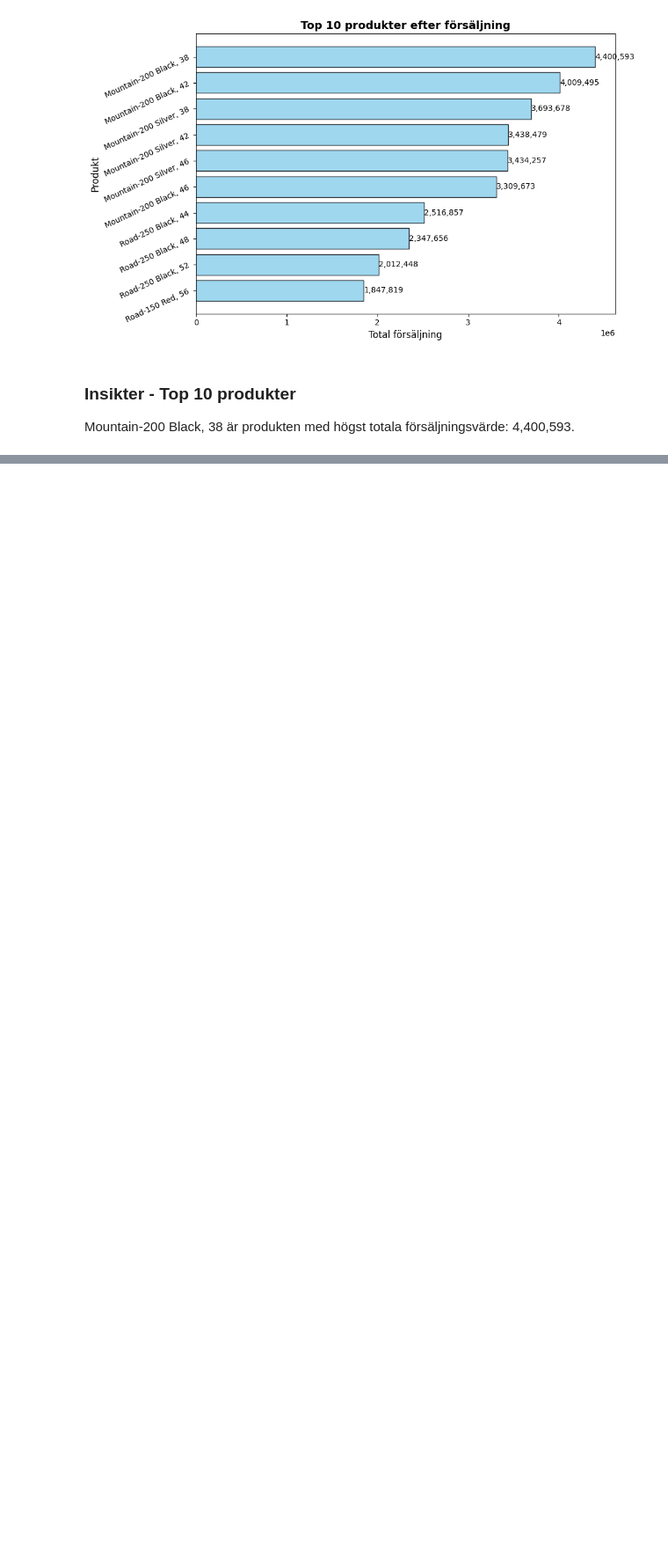
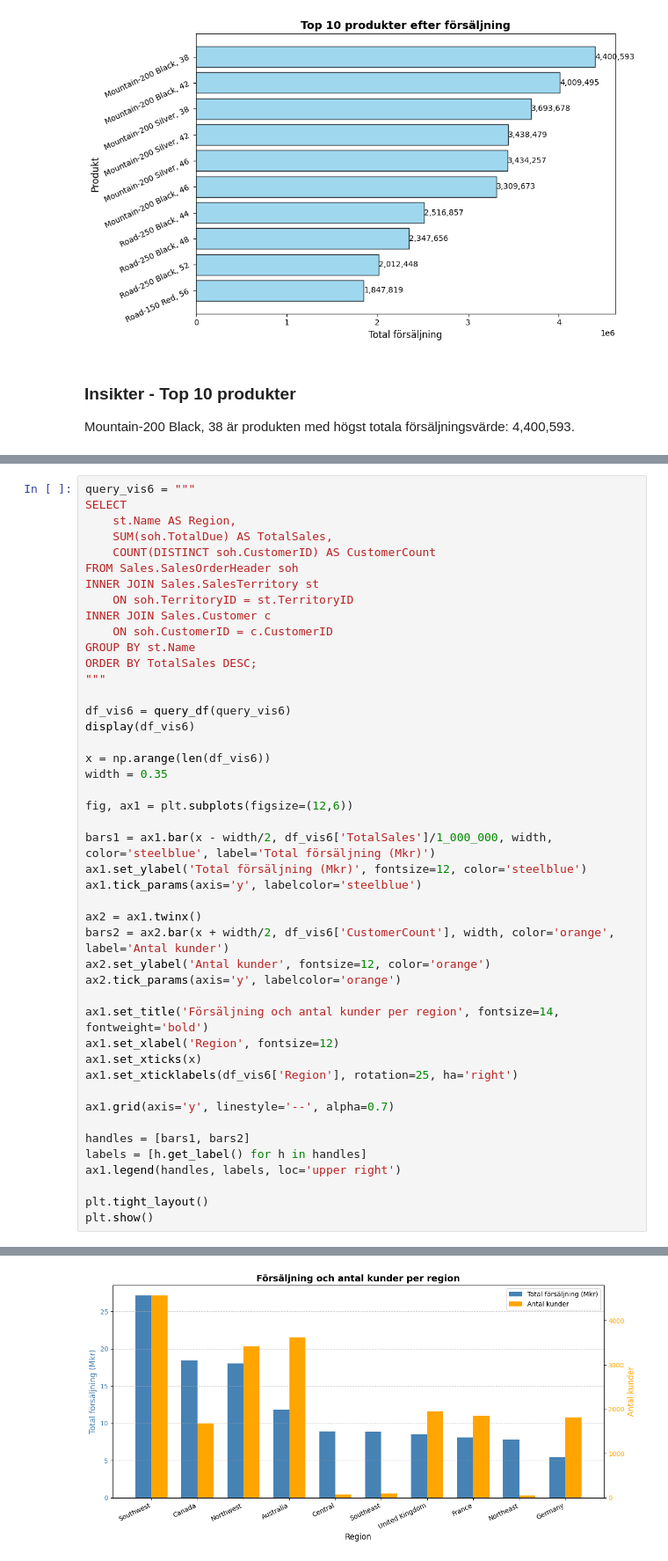
Before and after one commit to Linda6444/AdventureWorks_analysis, a Jupyter notebook: notebooks/AdventureWorks_analysis.ipynb, the cells around one changed output, grey strips where cells are left out. Shown: that part at 88% size. Saved outputs shown, nothing was run; the diff lists cells and outputs as text; blank space fills up the shorter version.

```diff
--- a/notebooks/AdventureWorks_analysis.ipynb
+++ b/notebooks/AdventureWorks_analysis.ipynb
@@ -394,0 +401,46 @@ Mountain-200 Black, 38 är produkten med högst totala försäljningsvärde: 4,4
+# %%
+query_vis6 = """
+SELECT
+    st.Name AS Region,
+    SUM(soh.TotalDue) AS TotalSales,
+    COUNT(DISTINCT soh.CustomerID) AS CustomerCount
+FROM Sales.SalesOrderHeader soh
+INNER JOIN Sales.SalesTerritory st
+    ON soh.TerritoryID = st.TerritoryID
+INNER JOIN Sales.Customer c
+    ON soh.CustomerID = c.CustomerID
+GROUP BY st.Name
+ORDER BY TotalSales DESC;
+"""
+
+df_vis6 = query_df(query_vis6)
+display(df_vis6)
+
+x = np.arange(len(df_vis6))
+width = 0.35
+
+fig, ax1 = plt.subplots(figsize=(12,6))
+
+bars1 = ax1.bar(x - width/2, df_vis6['TotalSales']/1_000_000, width, color='steelblue', label='Total försäljning (Mkr)')
+ax1.set_ylabel('Total försäljning (Mkr)', fontsize=12, color='steelblue')
+ax1.tick_params(axis='y', labelcolor='steelblue')
+
+ax2 = ax1.twinx()
+bars2 = ax2.bar(x + width/2, df_vis6['CustomerCount'], width, color='orange', label='Antal kunder')
+ax2.set_ylabel('Antal kunder', fontsize=12, color='orange')
+ax2.tick_params(axis='y', labelcolor='orange')
+
+ax1.set_title('Försäljning och antal kunder per region', fontsize=14, fontweight='bold')
+ax1.set_xlabel('Region', fontsize=12)
+ax1.set_xticks(x)
+ax1.set_xticklabels(df_vis6['Region'], rotation=25, ha='right')
+
+ax1.grid(axis='y', linestyle='--', alpha=0.7)
+
+handles = [bars1, bars2]
+labels = [h.get_label() for h in handles]
+ax1.legend(handles, labels, loc='upper right')
+
+plt.tight_layout()
+plt.show()
+# %% [output]
@@ -394,0 +458 @@ Mountain-200 Black, 38 är produkten med högst totala försäljningsvärde: 4,4
+[figure, added]
```
Also changed, not shown: parts of 4 cells of this notebook, 2 other files.
